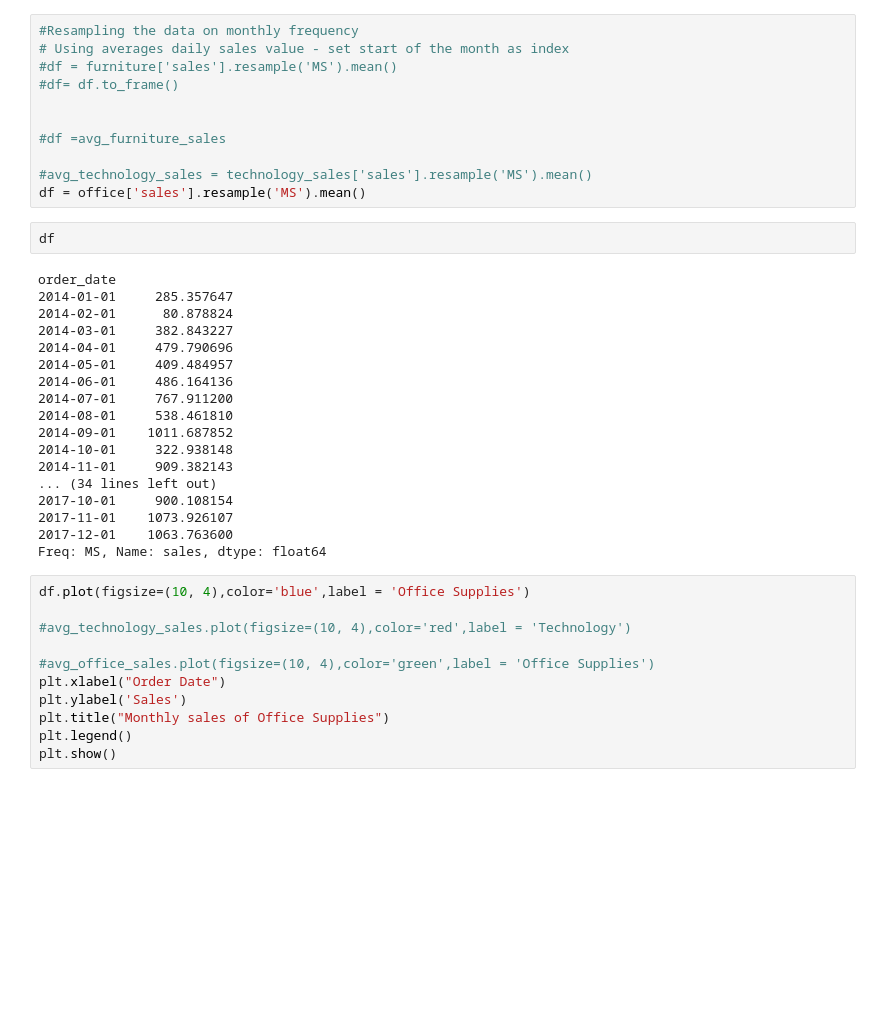
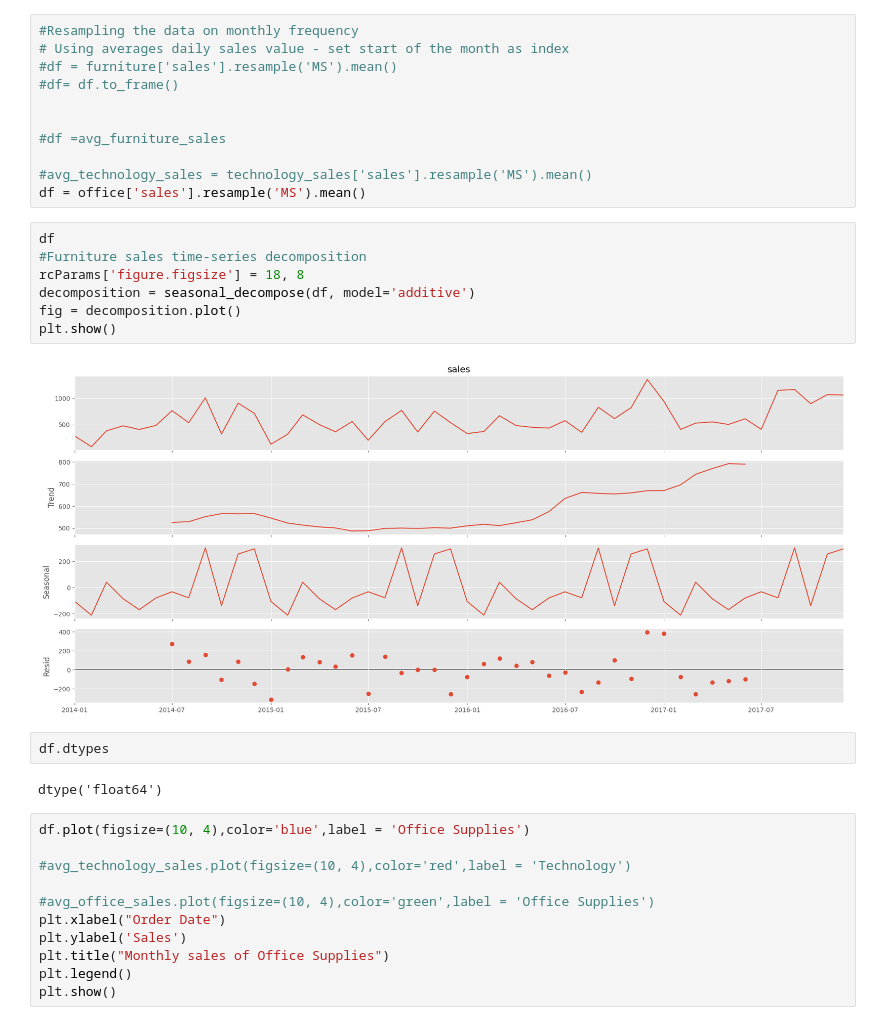
Before and after one commit to s1mphiw3/Custommer-Behaviour-Prediction-Model, a Jupyter notebook: Forecasting_Product_Sales.ipynb, the cells around one changed output. Drawn from its saved outputs; the diff is of its cells as text; blank space fills up the shorter version.

```diff
--- a/Forecasting_Product_Sales.ipynb
+++ b/Forecasting_Product_Sales.ipynb
@@ -557,26 +564,19 @@ The default value of numeric_only in DataFrame.corr is deprecated. In a future v
 
 #avg_technology_sales = technology_sales['sales'].resample('MS').mean()
 df = office['sales'].resample('MS').mean()
+# %%
+df
+#Furniture sales time-series decomposition
+rcParams['figure.figsize'] = 18, 8
+decomposition = seasonal_decompose(df, model='additive')
+fig = decomposition.plot()
+plt.show()
+# %% [output]
+[figure, added]
 # %%
-df
+df.dtypes
 # %% [output]
-order_date
-2014-01-01     285.357647
-2014-02-01      80.878824
-2014-03-01     382.843227
-2014-04-01     479.790696
-2014-05-01     409.484957
-2014-06-01     486.164136
-2014-07-01     767.911200
-2014-08-01     538.461810
-2014-09-01    1011.687852
-2014-10-01     322.938148
-2014-11-01     909.382143
-... (34 lines left out)
-2017-10-01     900.108154
-2017-11-01    1073.926107
-2017-12-01    1063.763600
-Freq: MS, Name: sales, dtype: float64
+dtype('float64')
 # %%
 df.plot(figsize=(10, 4),color='blue',label = 'Office Supplies')
 
```
Also changed, not shown: parts of 18 cells of this notebook.
